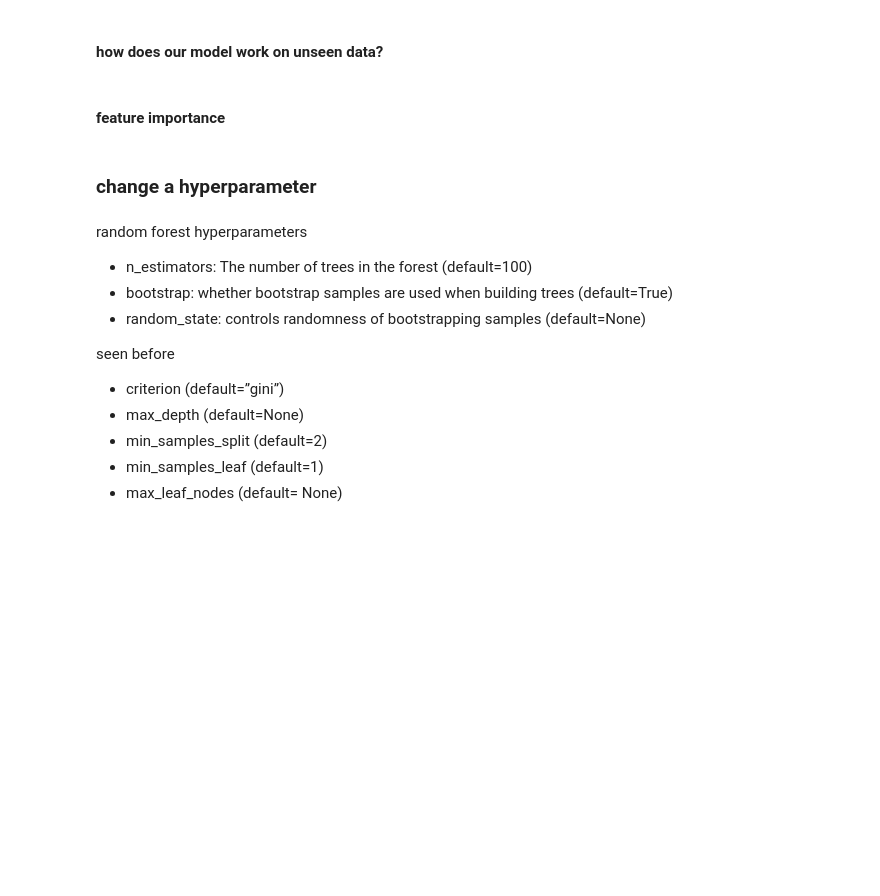
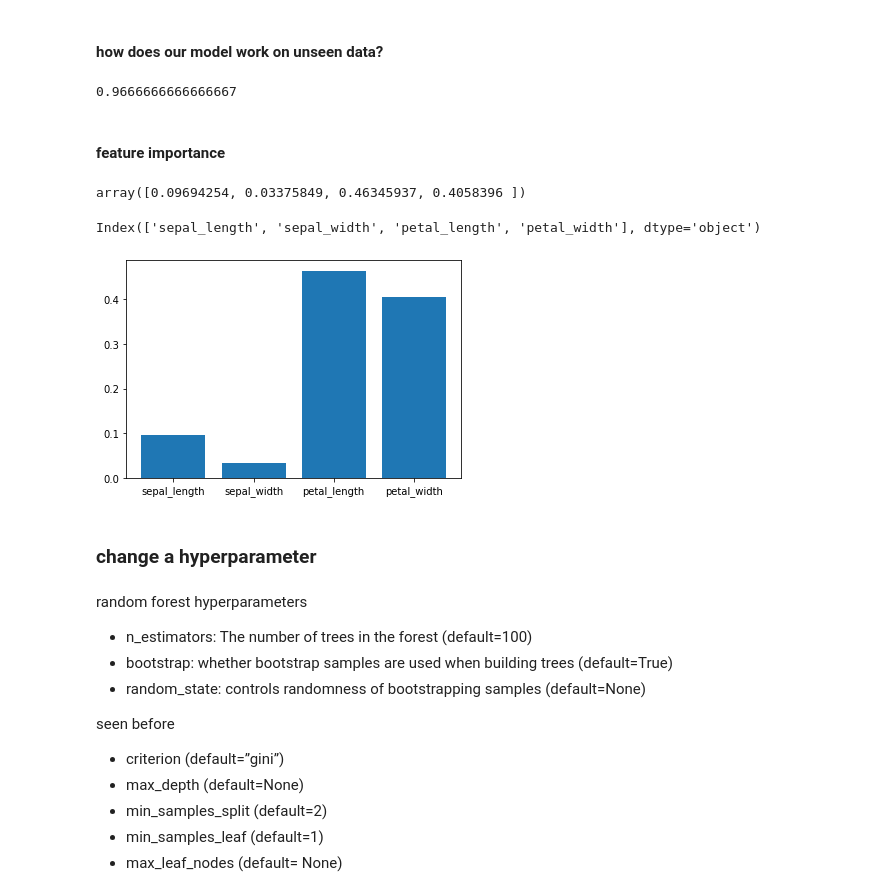
Before and after one commit to CodeupClassroom/pagel-classification-exercises, a Jupyter notebook: random_forest.ipynb, the cells around one changed output. Saved outputs shown, nothing was run; the diff lists cells and outputs as text; code cells hidden in the pictures; blank space fills up the shorter version.

Commit message:
complete random forest

```diff
--- a/random_forest.ipynb
+++ b/random_forest.ipynb
@@ -123,0 +183,3 @@ Note: our X variables are dataframes, our y variables are series
+# %%
+rf = RandomForestClassifier()
+rf
@@ -125,3 +189,4 @@ Note: our X variables are dataframes, our y variables are series
 #### 2. fit the object
 # %%
 #building our model on our train values
+rf.fit(X_train, y_train)
@@ -133,8 +203,23 @@ Note: our X variables are dataframes, our y variables are series
 #### how does our model work on unseen data?
 # %%
 #score on validate
+rf.score(X_validate, y_validate)
+# %% [output]
+0.9666666666666667
-# %% [markdown]
-#### feature importance
+# %% [markdown]
+#### feature importance
+# %%
+rf.feature_importances_
+# %% [output]
+array([0.09694254, 0.03375849, 0.46345937, 0.4058396 ])
+# %%
+X_train.columns
+# %% [output]
+Index(['sepal_length', 'sepal_width', 'petal_length', 'petal_width'], dtype='object')
+# %%
+plt.bar(X_train.columns, rf.feature_importances_);
+# %% [output]
+[figure, added]
 # %% [markdown]
 ### change a hyperparameter
 # %% [markdown]
```
Also changed, not shown: parts of 26 cells of this notebook.
